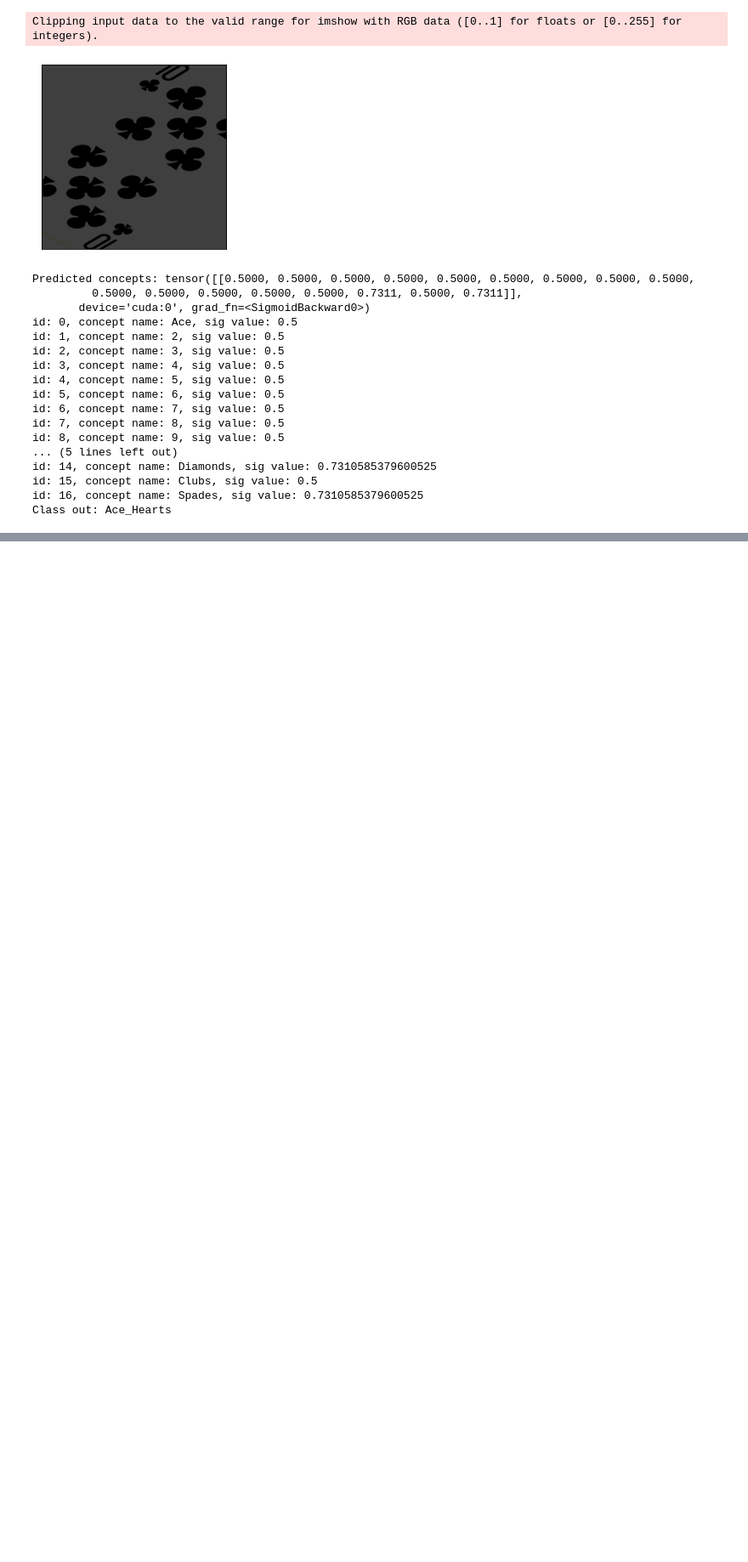
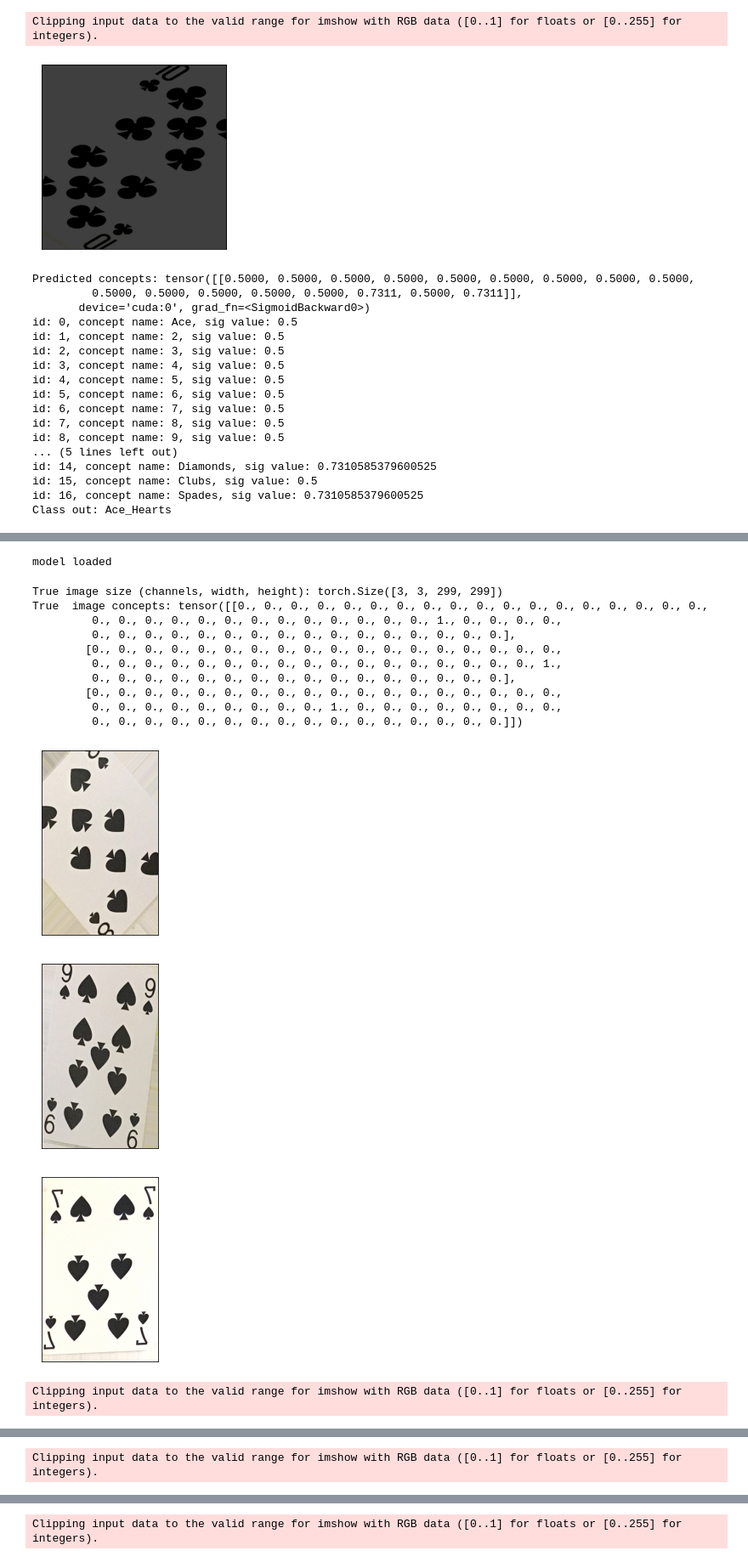
Before and after one commit to JackFurby/Playing-cards-CBM, a Jupyter notebook: playing_cards_joint.ipynb, the cells around one changed output, grey strips where cells are left out. Shown at 85% size. Saved outputs shown, nothing was run; the diff lists cells and outputs as text; code cells hidden in the pictures; blank space fills up the shorter version.

Commit message:
added CtoY training, updated CtoY model

```diff
--- a/playing_cards_joint.ipynb
+++ b/playing_cards_joint.ipynb
@@ -118,0 +121,62 @@ Class out: Ace_Hearts
+# %%
+# single playing card dataset has 17 concepts
+# multi card dataset has 52 concepts
+
+
+
+N_CONCEPT = 52
+N_CLASSES = 6
+val_loader = load_data("./dataset/individual_three_card_poker/val.pkl", 16, num_concepts=N_CONCEPT, dataset_root="./dataset/individual_three_card_poker", return_orig=True, multi_image=True)
+
+concept_index_to_string = IndexToString("./dataset/individual_three_card_poker/card_classes.txt")
+class_index_to_string = IndexToString("./dataset/individual_three_card_poker/hand_classes.txt")
+
+XtoCtoY = End2EndModel(num_classes=N_CLASSES, num_concepts=N_CONCEPT, num_images_per_output=3, use_sigmoid=True)
+XtoCtoY.load_state_dict(torch.load("./saves/XtoCtoY_best.pth"))
+XtoCtoY.to(device)
+XtoCtoY.eval()
+
+print("model loaded")
+# %% [output]
+model loaded
+# %%
+imageId = 7
+
+images, labels, concepts, original_imgs = next(iter(val_loader))
+image, label = images[imageId].to(device), labels[imageId].to(device)
+
+concepts[imageId] = concepts[imageId].view(3, -1)
+
+# print / show input
+print("True image size (channels, width, height):", image.size())
+print("True  image concepts:", concepts[imageId])
+
+
+for i in range(images.size(1)):
+
+    plt.xticks([])
+    plt.yticks([])
+    plt.imshow(original_imgs[imageId][i, :, :, :].squeeze().permute(1, 2, 0))
+    plt.show()
+
+for i in range(images.size(1)):
+
+    plt.xticks([])
+    plt.yticks([])
+    plt.imshow(images[imageId][i, :, :, :].squeeze().permute(1, 2, 0))
+    plt.show()
+# %% [output]
+True image size (channels, width, height): torch.Size([3, 3, 299, 299])
+True  image concepts: tensor([[0., 0., 0., 0., 0., 0., 0., 0., 0., 0., 0., 0., 0., 0., 0., 0., 0., 0.,
+         0., 0., 0., 0., 0., 0., 0., 0., 0., 0., 0., 0., 0., 1., 0., 0., 0., 0.,
+         0., 0., 0., 0., 0., 0., 0., 0., 0., 0., 0., 0., 0., 0., 0., 0.],
+        [0., 0., 0., 0., 0., 0., 0., 0., 0., 0., 0., 0., 0., 0., 0., 0., 0., 0.,
+         0., 0., 0., 0., 0., 0., 0., 0., 0., 0., 0., 0., 0., 0., 0., 0., 0., 1.,
+         0., 0., 0., 0., 0., 0., 0., 0., 0., 0., 0., 0., 0., 0., 0., 0.],
+        [0., 0., 0., 0., 0., 0., 0., 0., 0., 0., 0., 0., 0., 0., 0., 0., 0., 0.,
+         0., 0., 0., 0., 0., 0., 0., 0., 0., 1., 0., 0., 0., 0., 0., 0., 0., 0.,
+         0., 0., 0., 0., 0., 0., 0., 0., 0., 0., 0., 0., 0., 0., 0., 0.]])
+[figure, added]
+[figure, added]
+[figure, added]
+Clipping input data to the valid range for imshow with RGB data ([0..1] for floats or [0..255] for integers).
@@ -118,0 +184 @@ Class out: Ace_Hearts
+Clipping input data to the valid range for imshow with RGB data ([0..1] for floats or [0..255] for integers).
@@ -118,0 +186 @@ Class out: Ace_Hearts
+Clipping input data to the valid range for imshow with RGB data ([0..1] for floats or [0..255] for integers).
```
Also changed, not shown: parts of 3 cells of this notebook, 5 other files.
